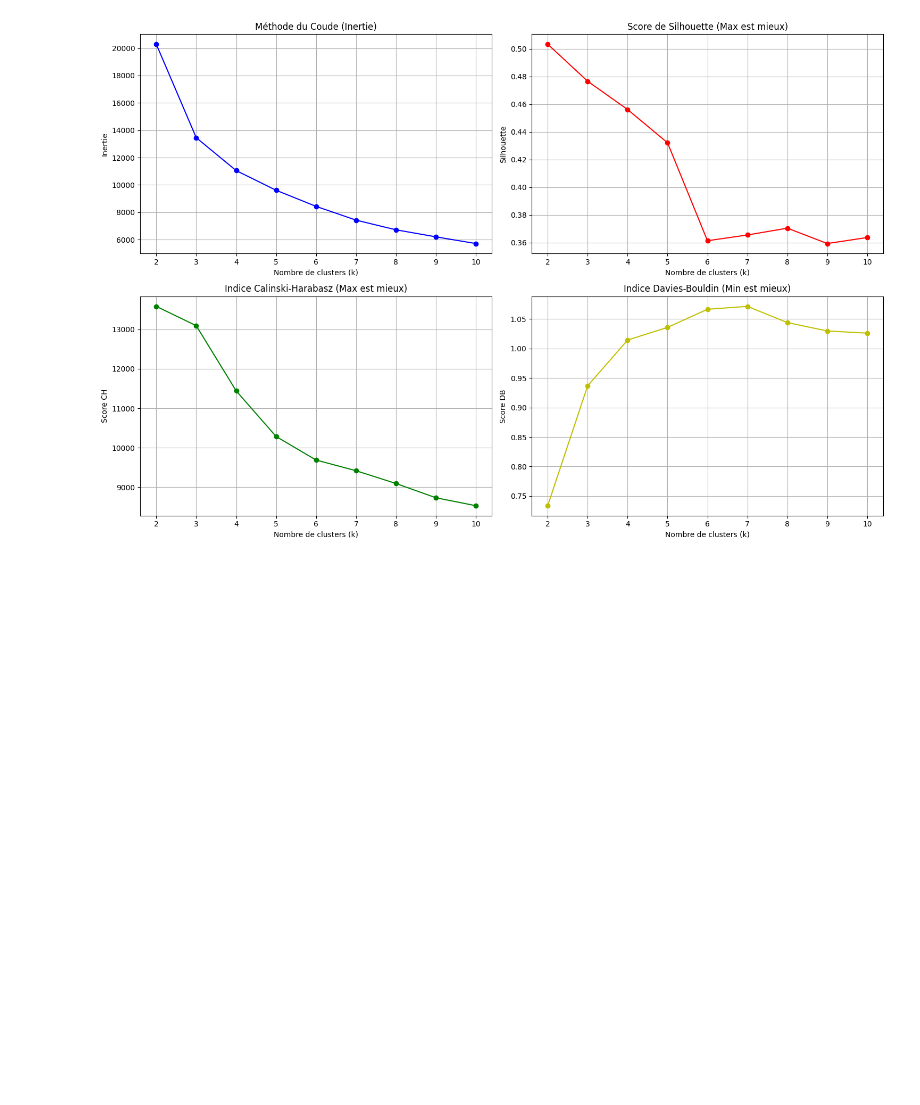
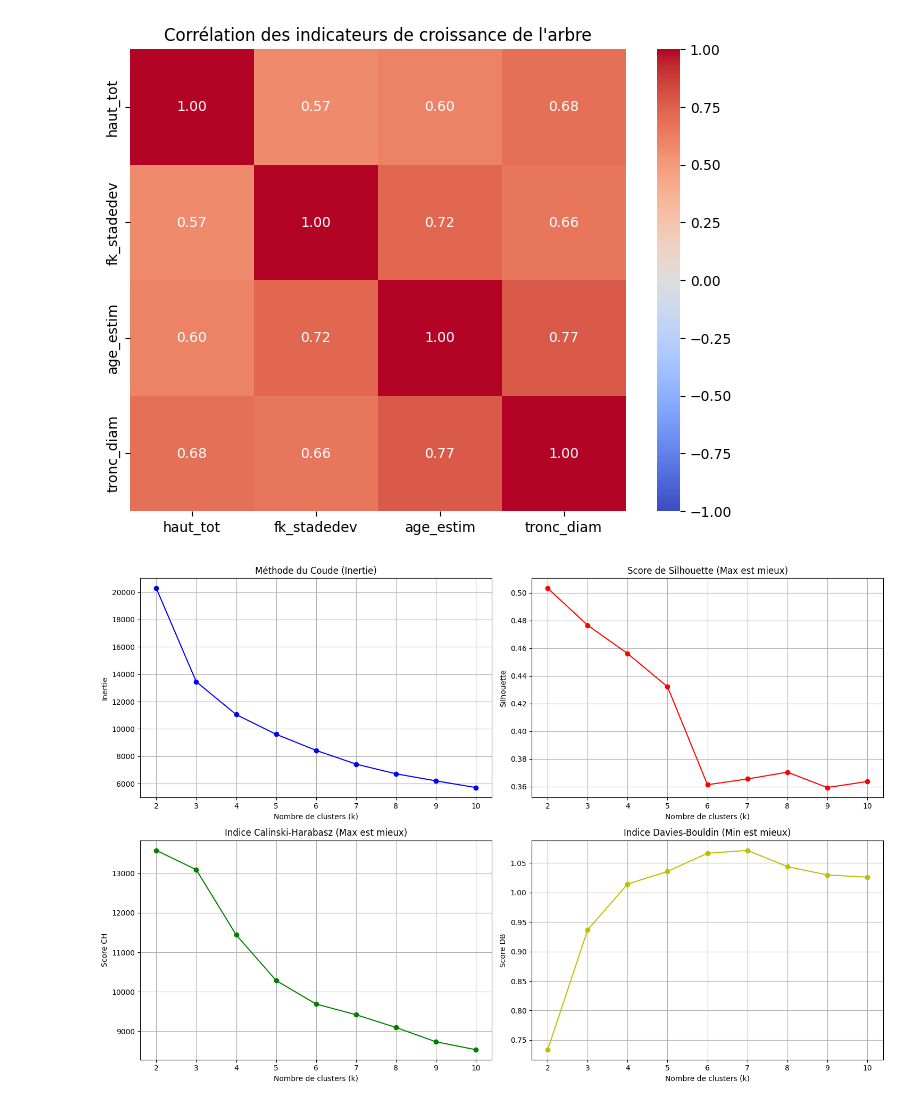
Before and after one commit to candral/Projet-Big-Data-2026, a Jupyter notebook: IA/Besoin_1/Projet_IA_Besoin_1.ipynb, the cells around one changed output. Saved outputs shown, nothing was run; the diff lists cells and outputs as text; code cells hidden in the pictures; blank space fills up the shorter version.

Commit message:
feat: matrice correlation + cleanup
Co-authored-by: Copilot <copilot@github.com>

```diff
--- a/IA/Besoin_1/Projet_IA_Besoin_1.ipynb
+++ b/IA/Besoin_1/Projet_IA_Besoin_1.ipynb
@@ -3,7 +3,7 @@ import pandas as pd
 import numpy as np
 from sklearn.preprocessing import StandardScaler
 
-df = pd.read_csv("../../BIG_DATA/data/Patrimoine_Arbore_Nettoye.csv")
+df = pd.read_csv("Patrimoine_Arbore_Nettoye.csv")
 
 def preparation_donnees(df):
     colonnes_utiles = ['haut_tot', 'fk_stadedev', 'age_estim', 'tronc_diam', 'lat', 'long']
@@ -30,6 +30,31 @@ def preparation_donnees(df):
     return df_prepare, X_scaled, scaler
 
 df_prepare, X_scaled, scaler = preparation_donnees(df)
+# %%
+import seaborn as sns
+import matplotlib.pyplot as plt
+
+def afficher_matrice_correlation_biometrique(df_prepare):
+    features = ['haut_tot', 'fk_stadedev', 'age_estim', 'tronc_diam']
+
+    corr_matrix = df_prepare[features].corr()
+
+    plt.figure(figsize=(8, 6))
+    sns.heatmap(corr_matrix,
+                annot=True,
+                fmt=".2f",
+                cmap='coolwarm',
+                vmin=-1, vmax=1,
+                center=0)
+
+    plt.title("Corrélation des indicateurs de croissance de l'arbre")
+    plt.savefig("assets/matrice_correlation.png")
+    plt.show()
+
+# Utilisation
+afficher_matrice_correlation_biometrique(df_prepare)
+# %% [output]
+[figure, added]
 # %%
 import pandas as pd
 import numpy as np
```
Also changed, not shown: parts of 3 cells of this notebook, 11 other files.
